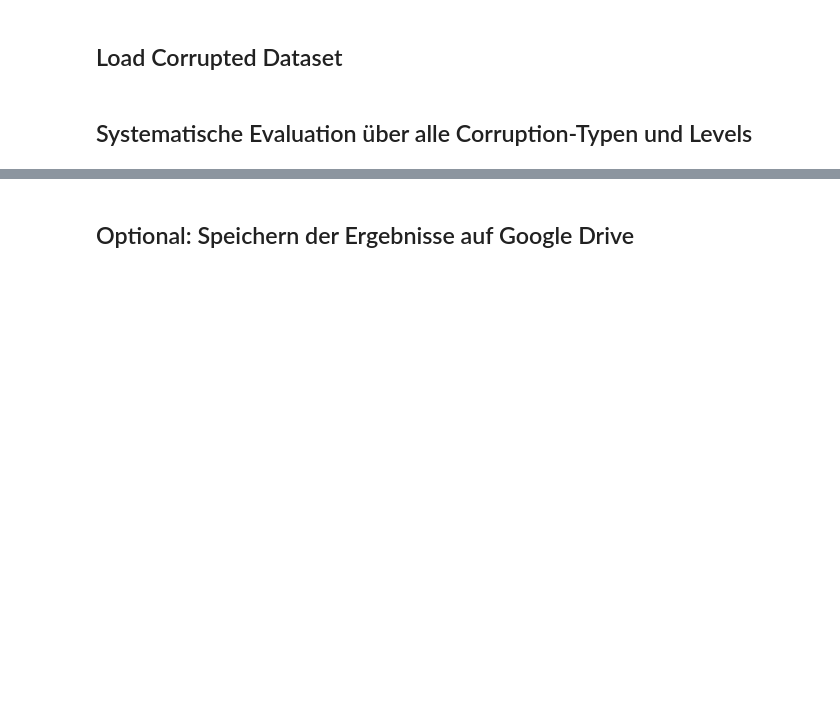
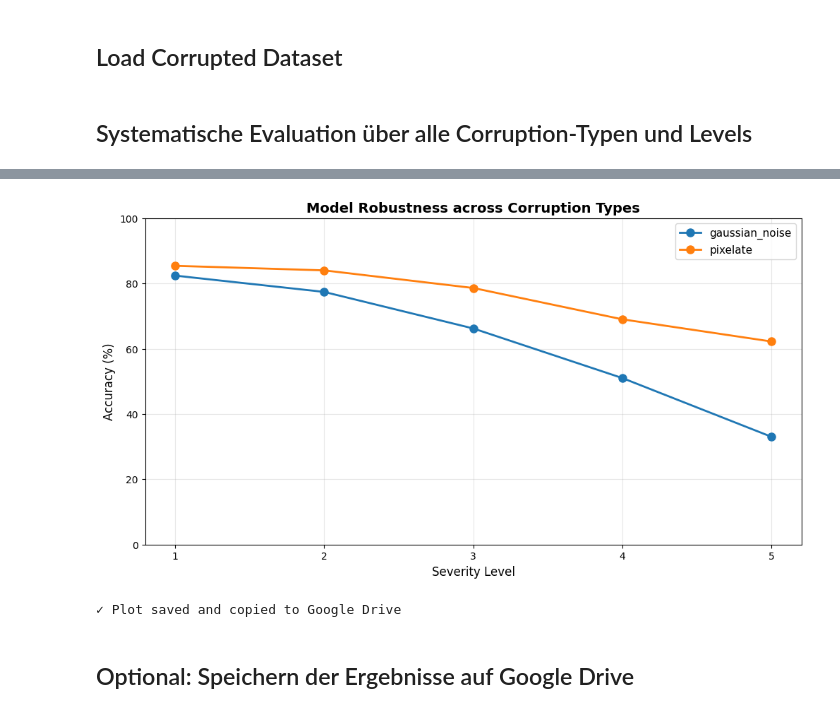
Before and after one commit to deadPixelsGreta/xAI-proj-m-ws2526, a Jupyter notebook: experiments/base_ensemble/notebooks/single_eval_corruption.ipynb, the cells around one changed output, grey strips where cells are left out. Saved outputs shown, nothing was run; the diff lists cells and outputs as text; code cells hidden in the pictures; blank space fills up the shorter version.

```diff
--- a/experiments/base_ensemble/notebooks/single_eval_corruption.ipynb
+++ b/experiments/base_ensemble/notebooks/single_eval_corruption.ipynb
@@ -175,3 +210,33 @@ else:
+# %%
+import matplotlib.pyplot as plt
+import pandas as pd
+
+# Laden Sie die CSV
+df = pd.read_csv('corruption_evaluation_results.csv')
+
+# Plot erstellen
+plt.figure(figsize=(12, 6))
+for corruption in df['Corruption'].unique():
+    subset = df[df['Corruption'] == corruption]
+    plt.plot(subset['Severity'], subset['Accuracy'], marker='o', label=corruption, linewidth=2, markersize=8)
+
+plt.xlabel('Severity Level', fontsize=12)
+plt.ylabel('Accuracy (%)', fontsize=12)
+plt.title('Model Robustness across Corruption Types', fontsize=14, fontweight='bold')
+plt.legend(fontsize=11)
+plt.grid(True, alpha=0.3)
+plt.xticks([1, 2, 3, 4, 5])
+plt.ylim(0, 100)
+plt.savefig('corruption_evaluation_plot.png', dpi=300, bbox_inches='tight')
+plt.show()
+
+# Zu Google Drive kopieren
+import shutil
+shutil.copy('corruption_evaluation_plot.png', '/content/drive/MyDrive/')
+print("✓ Plot saved and copied to Google Drive")
+# %% [output]
+[figure, added]
+✓ Plot saved and copied to Google Drive
 # %% [markdown]
 ## Optional: Speichern der Ergebnisse auf Google Drive
 # %%
```
Also changed, not shown: parts of 6 cells of this notebook.
